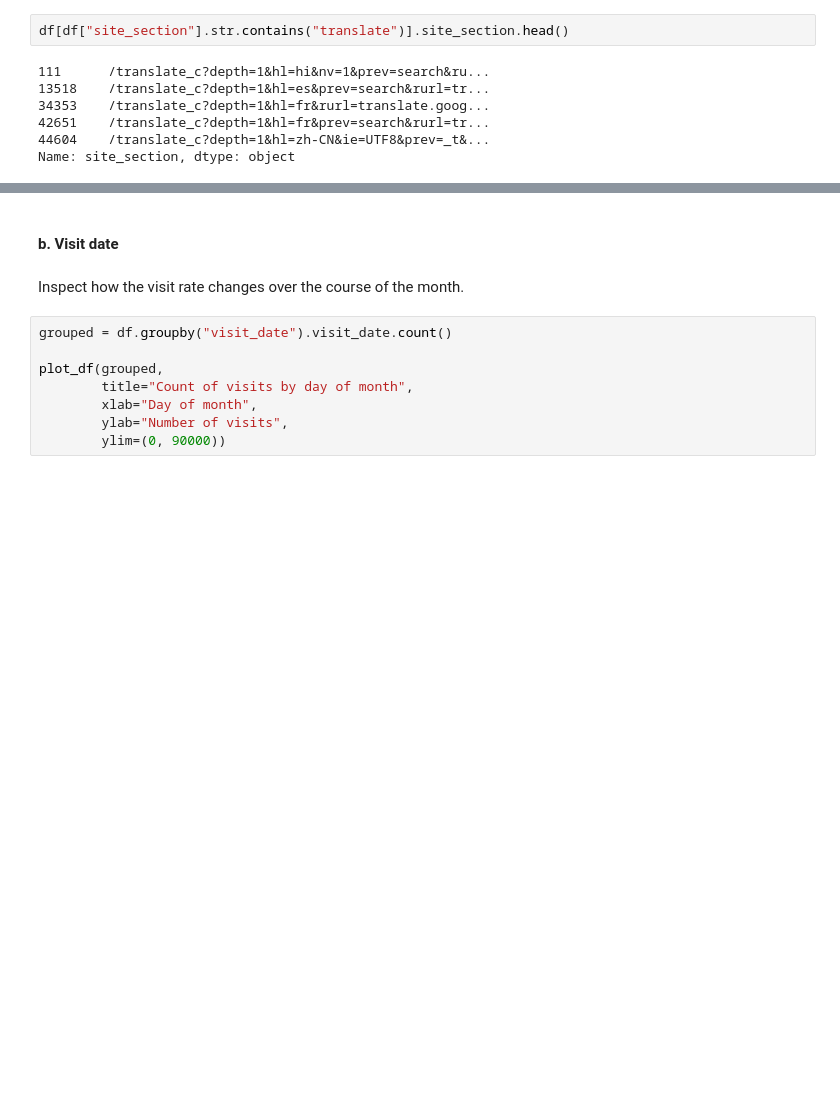
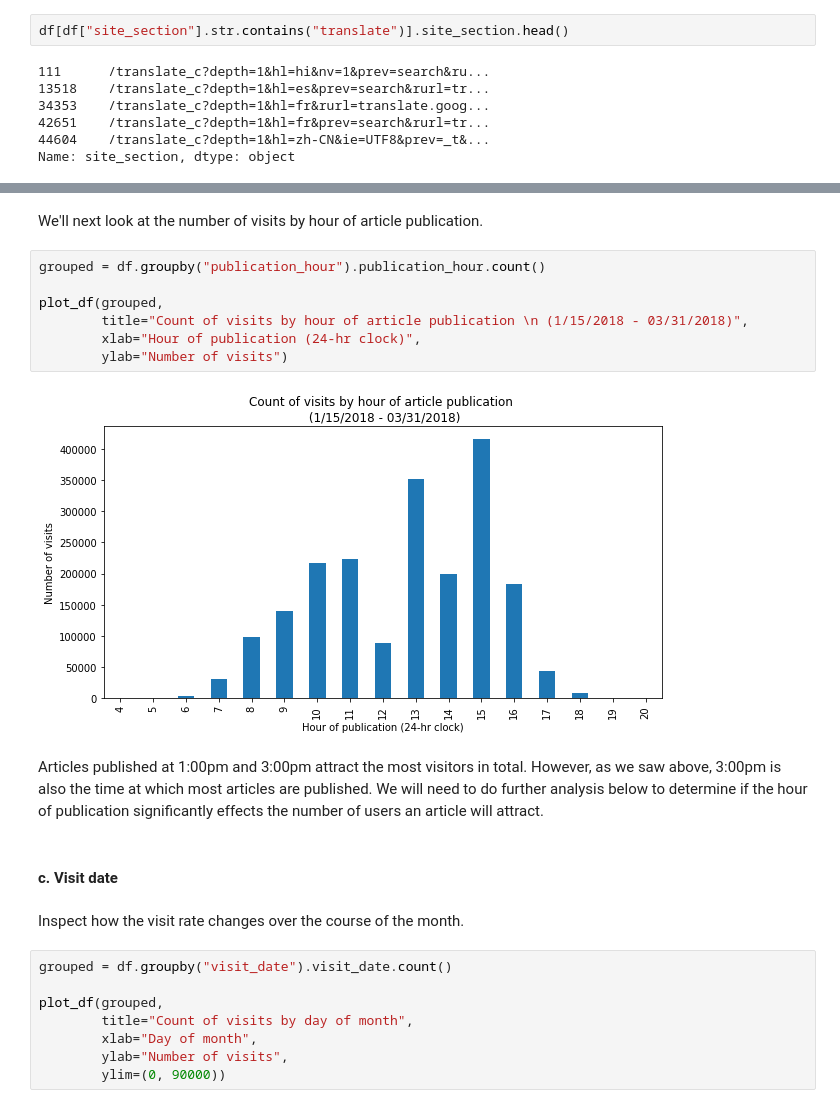
Before and after one commit to dan55/atlantic-elkin, a Jupyter notebook: analysis.ipynb, the cells around one changed output, grey strips where cells are left out. Drawn from its saved outputs; the diff is of its cells as text; blank space fills up the shorter version.

```diff
--- a/analysis.ipynb
+++ b/analysis.ipynb
@@ -130,5 +189,18 @@ These results look reasonable. Some articles are published in the morning, there
+# %% [markdown]
+We'll next look at the number of visits by hour of article publication.
+# %%
+grouped = df.groupby("publication_hour").publication_hour.count()
+
+plot_df(grouped,
+        title="Count of visits by hour of article publication \n (1/15/2018 - 03/31/2018)",
+        xlab="Hour of publication (24-hr clock)",
+        ylab="Number of visits")
+# %% [output]
+[figure, added]
+# %% [markdown]
+Articles published at 1:00pm and 3:00pm attract the most visitors in total. However, as we saw above, 3:00pm is also the time at which most articles are published. We will need to do further analysis below to determine if the hour of publication significantly effects the number of users an article will attract.
 # %% [markdown]
-#### b. Visit date
+#### c. Visit date <a id="visit-date" />
 # %% [markdown]
 Inspect how the visit rate changes over the course of the month.
 # %%
```
Also changed, not shown: parts of 38 cells of this notebook.
